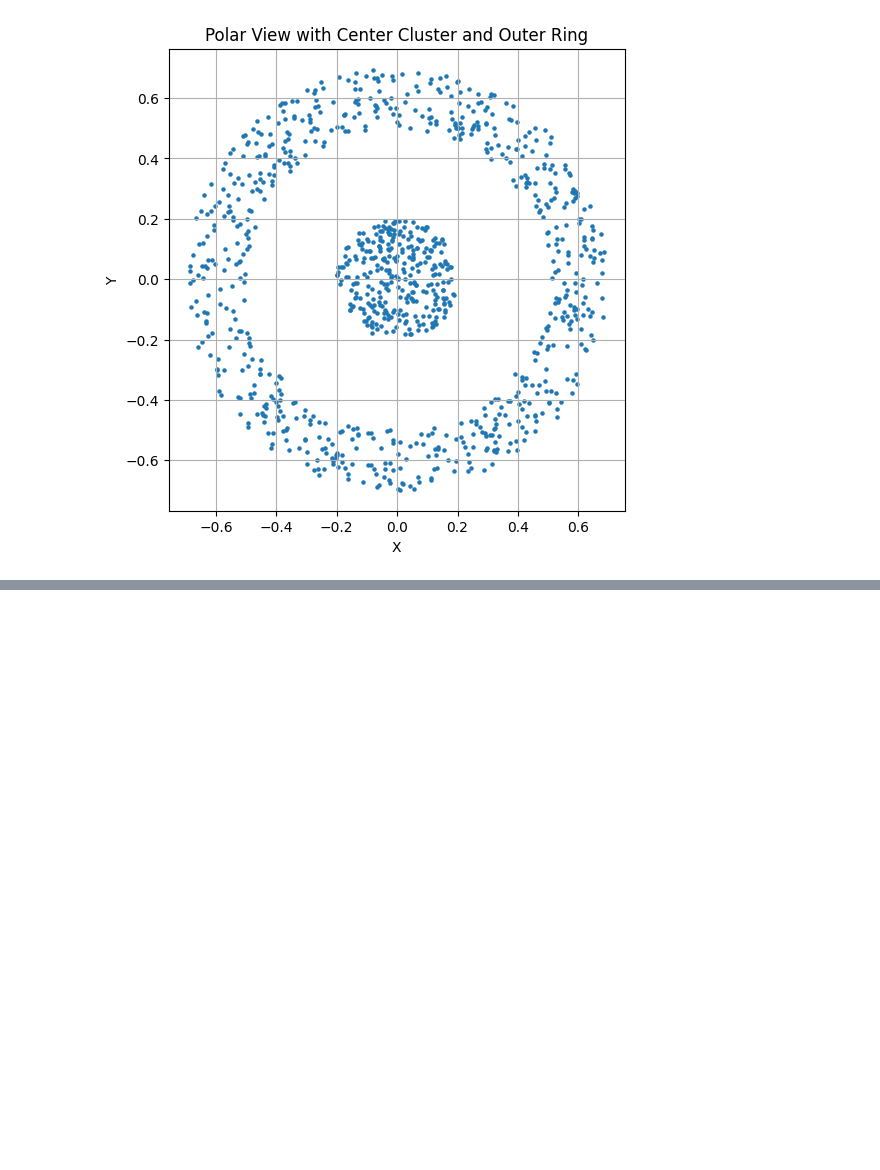
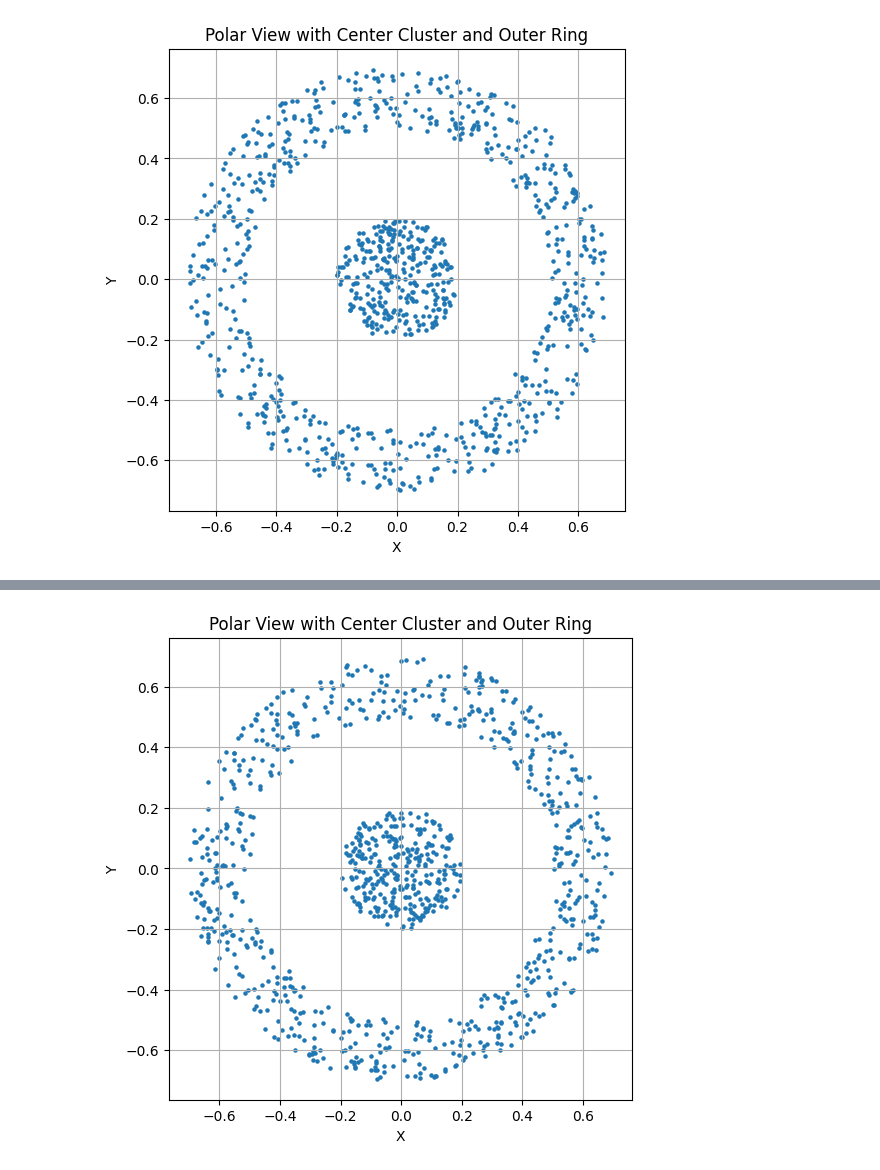
Before and after one commit to dmitriy-shtefan/python-ai, a Jupyter notebook: заняття_17/DBSCANvsK-Means.ipynb, the cells around one changed output, grey strips where cells are left out. Saved outputs shown, nothing was run; the diff lists cells and outputs as text; code cells hidden in the pictures; blank space fills up the shorter version.

```diff
--- a/заняття_17/DBSCANvsK-Means.ipynb
+++ b/заняття_17/DBSCANvsK-Means.ipynb
@@ -79,0 +88,2 @@ display(HTML(ani.to_jshtml()))
+# %%
+points = generate_polar_view_points()
@@ -79,0 +92,11 @@ display(HTML(ani.to_jshtml()))
+# %%
+plt.figure(figsize=(6, 6))
+plt.scatter(points[:, 0], points[:, 1], s=5)
+plt.title("Polar View with Center Cluster and Outer Ring")
+plt.xlabel("X")
+plt.ylabel("Y")
+plt.grid(True)
+plt.gca().set_aspect('equal', adjustable='box')
+plt.show()
+# %% [output]
+[figure, added]
```
Also changed, not shown: parts of 6 cells of this notebook.
